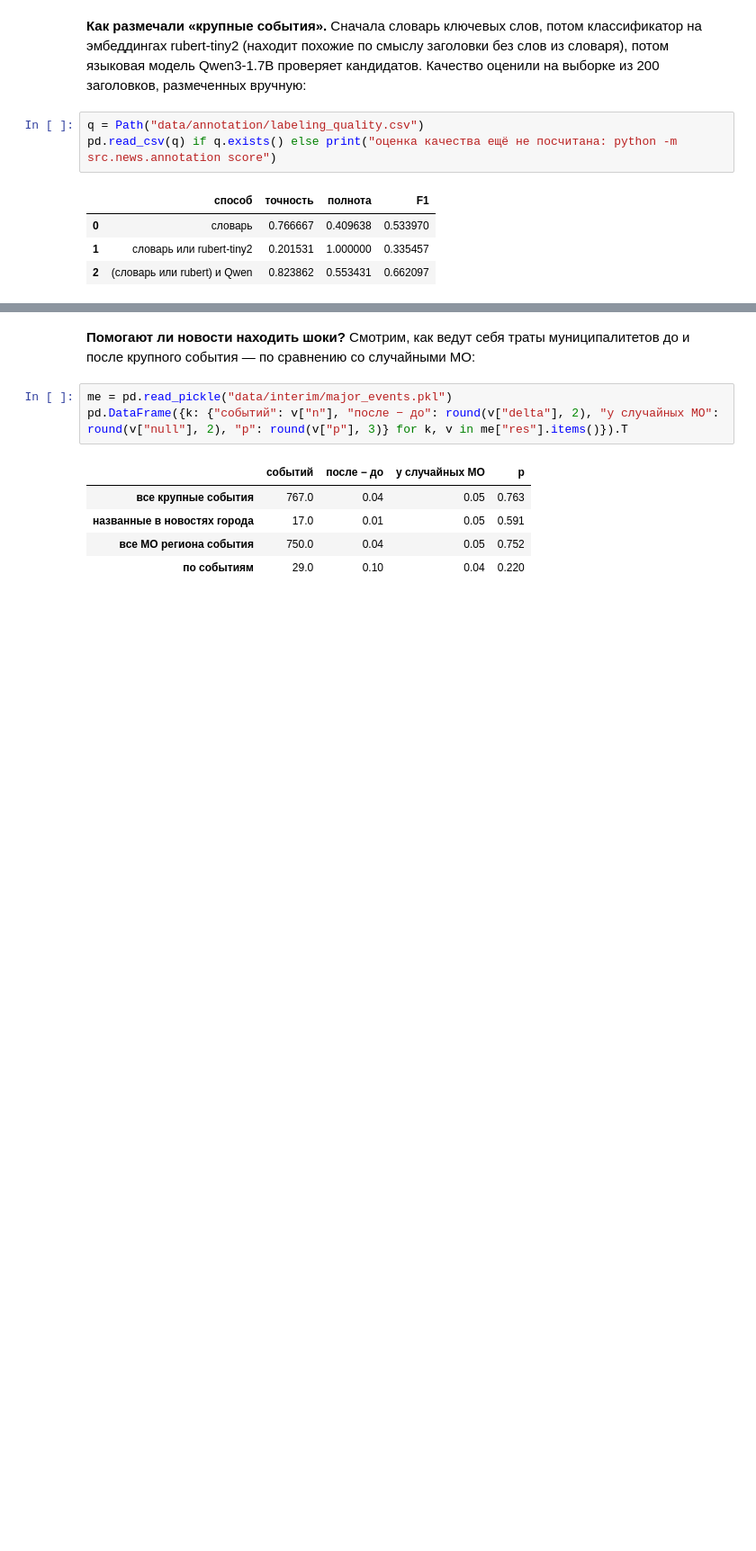
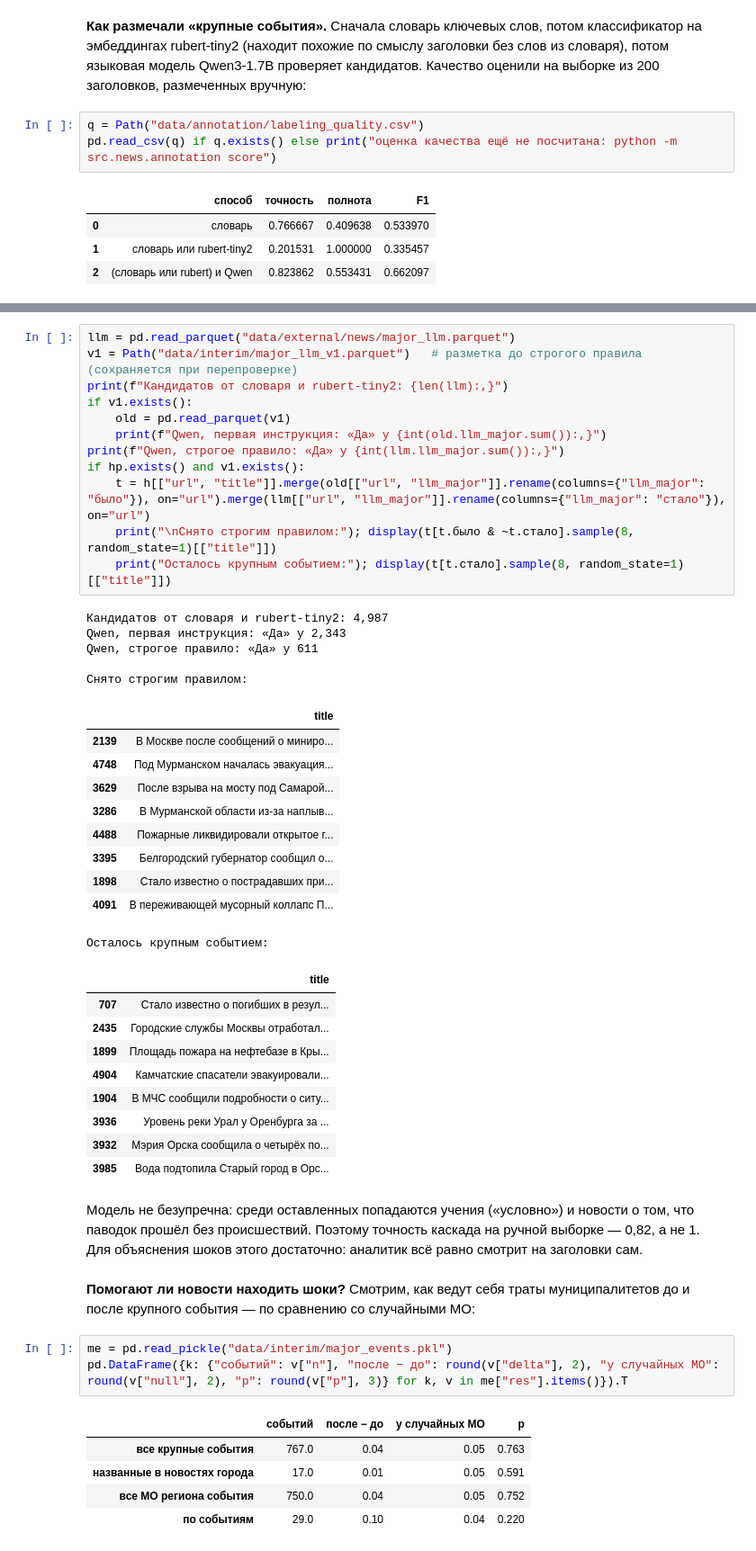
Before and after one commit to ruslankoleso/sberindex-forecast-shocks, a Jupyter notebook: notebooks/solution.ipynb, the cells around one changed output, grey strips where cells are left out. Shown at 90% size. Cells and saved outputs as stored; diff of their text form; blank space fills up the shorter version.

Commit message:
Показал в ноутбуке строгое правило разметки и что оно изменило

```diff
--- a/notebooks/solution.ipynb
+++ b/notebooks/solution.ipynb
@@ -333,3 +351,42 @@ pd.read_csv(q) if q.exists() else print("оценка качества ещё н
+# %%
+llm = pd.read_parquet("data/external/news/major_llm.parquet")
+v1 = Path("data/interim/major_llm_v1.parquet")   # разметка до строгого правила (сохраняется при перепроверке)
+print(f"Кандидатов от словаря и rubert-tiny2: {len(llm):,}")
+if v1.exists():
+    old = pd.read_parquet(v1)
+    print(f"Qwen, первая инструкция: «Да» у {int(old.llm_major.sum()):,}")
+print(f"Qwen, строгое правило: «Да» у {int(llm.llm_major.sum()):,}")
+if hp.exists() and v1.exists():
+    t = h[["url", "title"]].merge(old[["url", "llm_major"]].rename(columns={"llm_major": "было"}), on="url").merge(llm[["url", "llm_major"]].rename(columns={"llm_major": "стало"}), on="url")
+    print("\nСнято строгим правилом:"); display(t[t.было & ~t.стало].sample(8, random_state=1)[["title"]])
+    print("Осталось крупным событием:"); display(t[t.стало].sample(8, random_state=1)[["title"]])
+# %% [output]
+Кандидатов от словаря и rubert-tiny2: 4,987
+Qwen, первая инструкция: «Да» у 2,343
+Qwen, строгое правило: «Да» у 611
+
+Снято строгим правилом:
+|  | title |
+| 2139 | В Москве после сообщений о миниро... |
+| 4748 | Под Мурманском началась эвакуация... |
+| 3629 | После взрыва на мосту под Самарой... |
+| 3286 | В Мурманской области из-за наплыв... |
+| 4488 | Пожарные ликвидировали открытое г... |
+| 3395 | Белгородский губернатор сообщил о... |
+| 1898 | Стало известно о пострадавших при... |
+| 4091 | В переживающей мусорный коллапс П... |
+Осталось крупным событием:
+|  | title |
+| 707 | Стало известно о погибших в резул... |
+| 2435 | Городские службы Москвы отработал... |
+| 1899 | Площадь пожара на нефтебазе в Кры... |
+| 4904 | Камчатские спасатели эвакуировали... |
+| 1904 | В МЧС сообщили подробности о ситу... |
+| 3936 | Уровень реки Урал у Оренбурга за ... |
+| 3932 | Мэрия Орска сообщила о четырёх по... |
+| 3985 | Вода подтопила Старый город в Орс... |
+# %% [markdown]
+Модель не безупречна: среди оставленных попадаются учения («условно») и новости о том, что паводок прошёл без происшествий. Поэтому точность каскада на ручной выборке — 0,82, а не 1. Для объяснения шоков этого достаточно: аналитик всё равно смотрит на заголовки сам.
 # %% [markdown]
 **Помогают ли новости находить шоки?** Смотрим, как ведут себя траты муниципалитетов до и после крупного события — по сравнению со случайными МО:
 # %%
```
Also changed, not shown: parts of 2 cells of this notebook, 1 other file.
